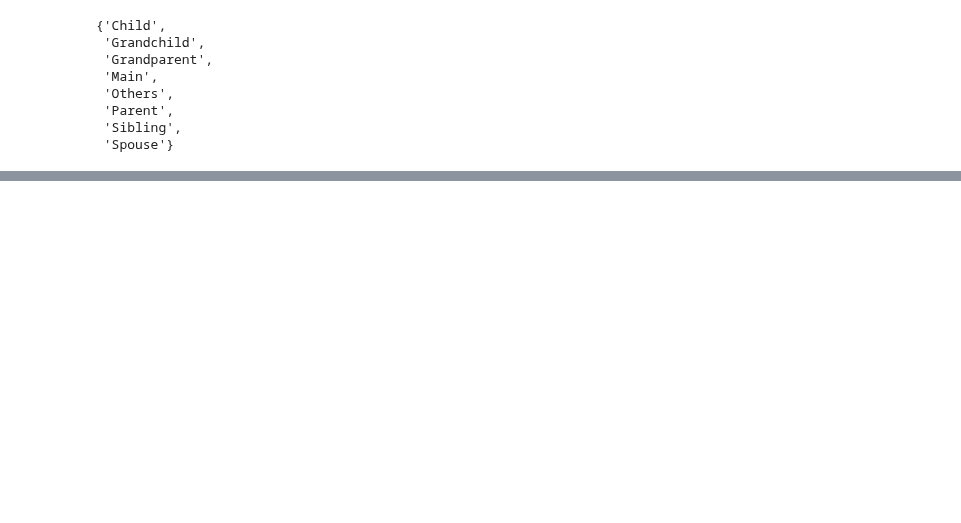
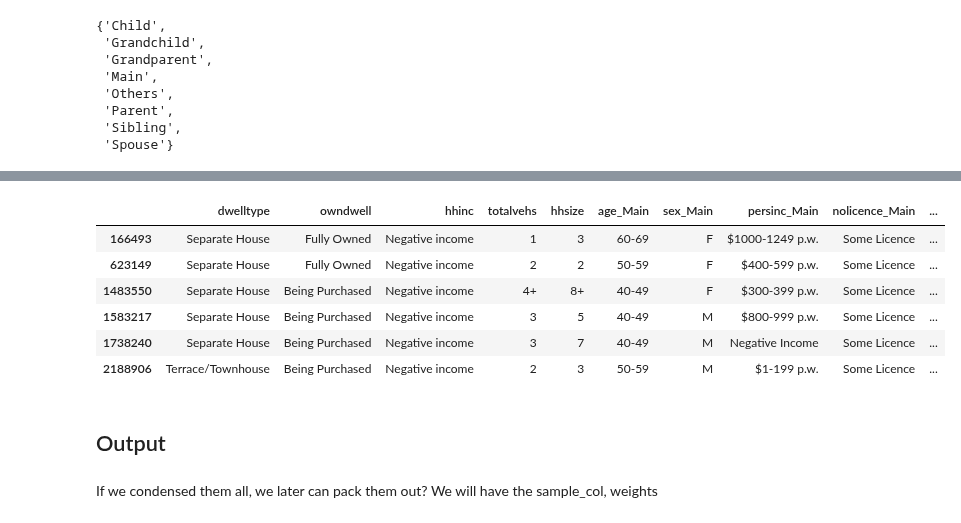
Before and after one commit to bobkatla/PopSyn_Monash, a Jupyter notebook: PopSynthesis/Methods/IPSF/one_off/combine_cross_all_pools.ipynb, the cells around one changed output, grey strips where cells are left out. Saved outputs shown, nothing was run; the diff lists cells and outputs as text; code cells hidden in the pictures; blank space fills up the shorter version.

```diff
--- a/PopSynthesis/Methods/IPSF/one_off/combine_cross_all_pools.ipynb
+++ b/PopSynthesis/Methods/IPSF/one_off/combine_cross_all_pools.ipynb
@@ -36,0 +91,18 @@ hh_atts = [x for x in HH_ATTS if x not in NOT_INCLUDED_IN_BN_LEARN]
+# %%
+# Updating the pools
+pp_pool = pp_pool.set_index(pp_atts).loc[list(possible_pp_combs)].reset_index()
+print(pp_pool.shape)
+
+# NO LONGER DO THIS, AS WE UPDATE THE POOL ON THE WAY LATER
+# for pair_name, paired_pool in pools_ref.items():
+#     if HH_TAG in pair_name:
+#         continue
+#     root_rela, sample_rela = pair_name.split("-")
+#     root_atts = [f"{x}_{root_rela}" for x in pp_atts]
+#     sample_atts = [f"{x}_{sample_rela}" for x in pp_atts]
+#     root_filtered_combs = set(paired_pool.set_index(root_atts).index)
+#     new_pool = paired_pool.set_index(root_atts).loc[list(possible_pp_combs & root_filtered_combs)].reset_index()
+#     sample_filtered_combs = set(new_pool.set_index(sample_atts).index)
+#     new_pool = new_pool.set_index(sample_atts).loc[list(possible_pp_combs & sample_filtered_combs)].reset_index()
+#     pools_ref[pair_name] = new_pool
+#     print(f"Finish {pair_name} with shape {new_pool.shape}")
@@ -44,20 +120,3 @@ def cross_check_between_2_pools(pool1, pool2, considered_atts):
     result_pool1 = converted_pool1.loc[list(possible_comb)].reset_index()
     result_pool2 = converted_pool2.loc[list(possible_comb)].reset_index()
     return result_pool1, result_pool2
-# %%
-# Process HH
-HH_pool, HH_main_pool = cross_check_between_2_pools(pool1=pools_ref[HH_TAG], pool2=pools_ref["HH-Main"], considered_atts=hh_atts)
-pools_ref[HH_TAG] = HH_pool
-pools_ref["HH-Main"] = HH_main_pool
-# %%
-# Process Main
-store_main = []
-for rela in all_rela:
-    if rela != "Main":
-        pool_main = pools_ref["HH-Main"][pools_ref["HH-Main"][rela]>0]
-        pool_rela = pools_ref[f"Main-{rela}"]
-        considered_atts = [f"{x}_Main" for x in pp_atts]
-        result_main, result_rela = cross_check_between_2_pools(pool1=pool_main, pool2=pool_rela, considered_atts=considered_atts)
-        store_main.append(result_main)
-        pools_ref[f"Main-{rela}"] = result_rela
-pools_ref["HH-Main"] = pd.concat(store_main)
@@ -81,0 +208,2 @@ pools_ref["HH-Main"] = pd.concat(store_main)
+# %%
+pools_ref["PP"] = pp_pool
@@ -82 +249,13 @@ pools_ref["HH-Main"] = pd.concat(store_main)
+# %%
+pools_ref["HH-Main"][pools_ref["HH-Main"]["hhinc"]=="Negative income"]
+# %% [output]
+|  | dwelltype | owndwell | hhinc | totalvehs | hhsize | age_Main | sex_Main | persinc_Main | nolicence_Main | ... |
+| 166493 | Separate House | Fully Owned | Negative income | 1 | 3 | 60-69 | F | $1000-1249 p.w. | Some Licence | ... |
+| 623149 | Separate House | Fully Owned | Negative income | 2 | 2 | 50-59 | F | $400-599 p.w. | Some Licence | ... |
+| 1483550 | Separate House | Being Purchased | Negative income | 4+ | 8+ | 40-49 | F | $300-399 p.w. | Some Licence | ... |
+| 1583217 | Separate House | Being Purchased | Negative income | 3 | 5 | 40-49 | M | $800-999 p.w. | Some Licence | ... |
+| 1738240 | Separate House | Being Purchased | Negative income | 3 | 7 | 40-49 | M | Negative Income | Some Licence | ... |
+| 2188906 | Terrace/Townhouse | Being Purchased | Negative income | 2 | 3 | 50-59 | M | $1-199 p.w. | Some Licence | ... |
+# %% [markdown]
+## Output
 # %%
@@ -84,0 +264,3 @@ with open(processed_dir / "dict_pool_pairs_check_HH_main.pickle", "wb") as handl
+# %% [markdown]
+If we condensed them all, we later can pack them out?
+We will have the sample_col, weights
```
Also changed, not shown: parts of 20 cells of this notebook, 1 other file.
